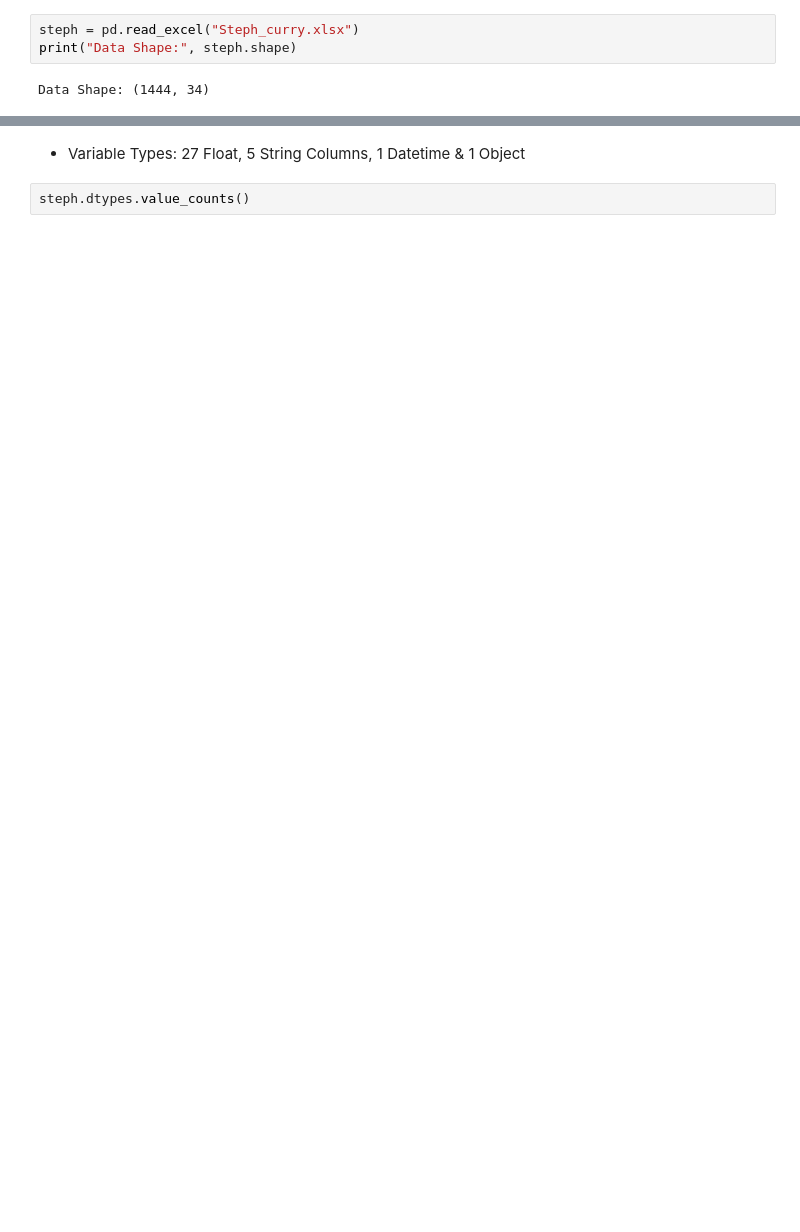
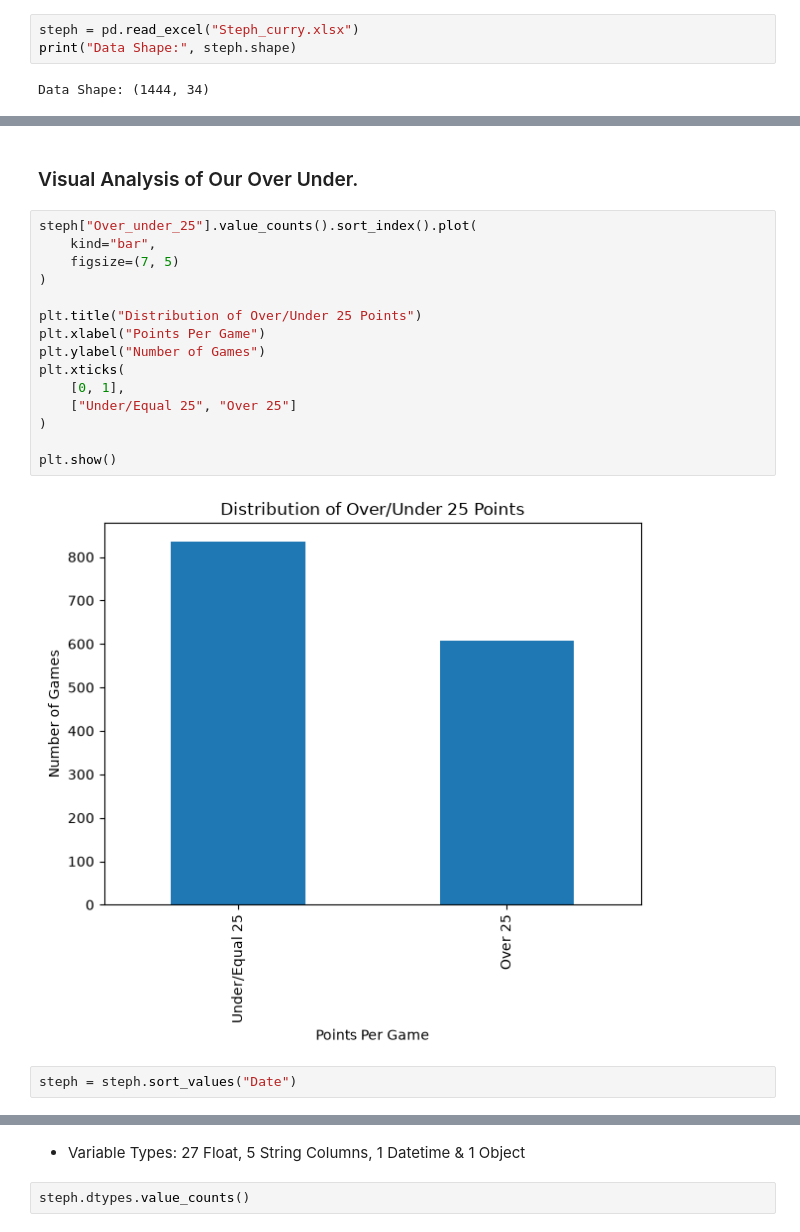
Before and after one commit to SDKELLY06/StephenCurryDataAnalysis, a Jupyter notebook: CA.ipynb, the cells around one changed output, grey strips where cells are left out. Drawn from its saved outputs; the diff is of its cells as text; blank space fills up the shorter version.

```diff
--- a/CA.ipynb
+++ b/CA.ipynb
@@ -32,3 +80,24 @@ features = steph[["Date", "Opp", "FG%", "eFG%","FT", "TOV","GmSc", "+/-"]]
+# %% [markdown]
+### Visual Analysis of Our Over Under.
+# %%
+steph["Over_under_25"].value_counts().sort_index().plot(
+    kind="bar",
+    figsize=(7, 5)
+)
+
+plt.title("Distribution of Over/Under 25 Points")
+plt.xlabel("Points Per Game")
+plt.ylabel("Number of Games")
+plt.xticks(
+    [0, 1],
+    ["Under/Equal 25", "Over 25"]
+)
+
+plt.show()
+# %% [output]
+[figure, added]
+# %%
+steph = steph.sort_values("Date")
 # %%
 steph.head()
 # %% [output]
```
Also changed, not shown: parts of 76 cells of this notebook, 2 other files.
